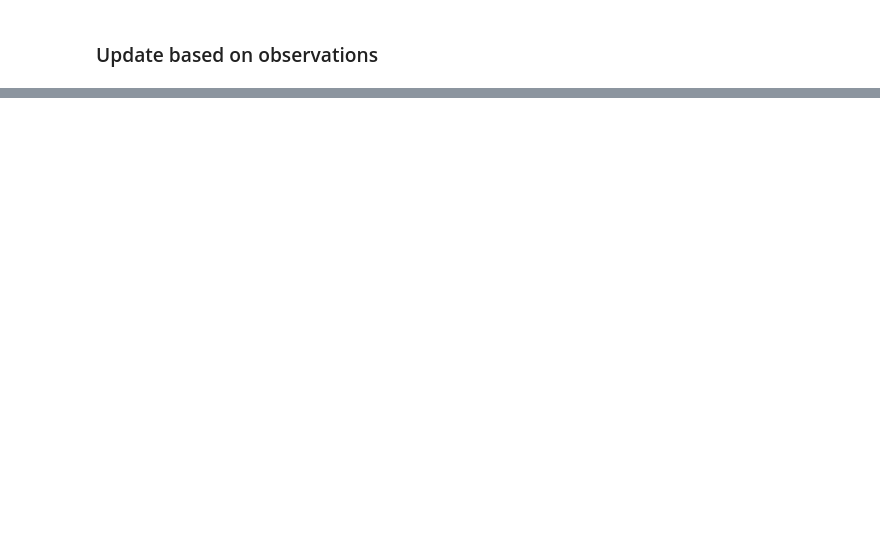
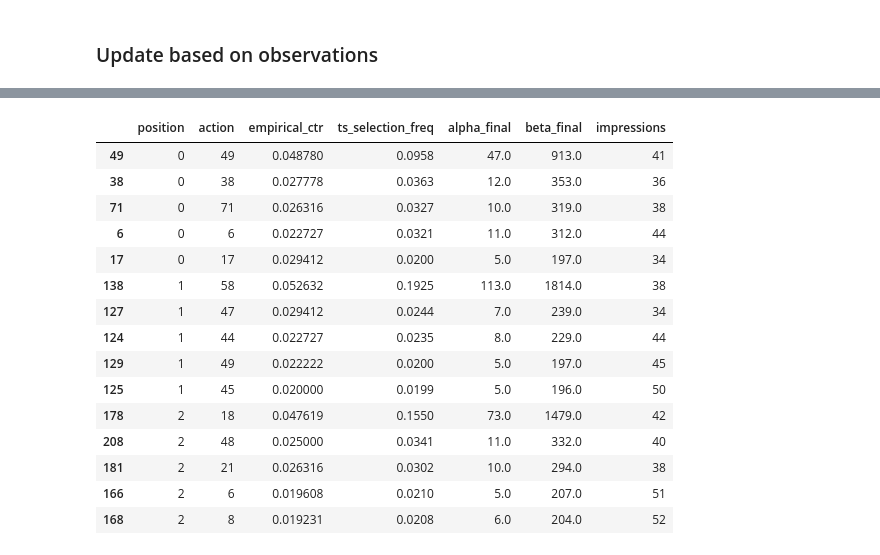
Before and after one commit to armandordorica/OBP_Replication, a Jupyter notebook: notebooks/bandit.ipynb, the cells around one changed output, grey strips where cells are left out. Cells and saved outputs as stored; diff of their text form; code cells hidden in the pictures; blank space fills up the shorter version.

```diff
--- a/notebooks/bandit.ipynb
+++ b/notebooks/bandit.ipynb
@@ -479,0 +891,34 @@ Round 2 samples:
+# %%
+
+K = bf["n_actions"]
+fig, res = run_ts_by_position_and_plot(
+    df=df,
+    n_actions=K,
+    positions=[0,1,2],
+    n_rounds=10_000,   # try 100, 1_000, 10_000
+    seed=7,
+    alpha0=1.0, beta0=1.0,
+    title="Thompson Sampling per position after 10k rounds"
+)
+fig.show()
+
+# Inspect top actions TS focused on at each position:
+(res.sort_values(["position","ts_selection_freq"], ascending=[True,False])
+    .groupby("position").head(5))
+# %% [output]
+|  | position | action | empirical_ctr | ts_selection_freq | alpha_final | beta_final | impressions |
+| 49 | 0 | 49 | 0.048780 | 0.0958 | 47.0 | 913.0 | 41 |
+| 38 | 0 | 38 | 0.027778 | 0.0363 | 12.0 | 353.0 | 36 |
+| 71 | 0 | 71 | 0.026316 | 0.0327 | 10.0 | 319.0 | 38 |
+| 6 | 0 | 6 | 0.022727 | 0.0321 | 11.0 | 312.0 | 44 |
+| 17 | 0 | 17 | 0.029412 | 0.0200 | 5.0 | 197.0 | 34 |
+| 138 | 1 | 58 | 0.052632 | 0.1925 | 113.0 | 1814.0 | 38 |
+| 127 | 1 | 47 | 0.029412 | 0.0244 | 7.0 | 239.0 | 34 |
+| 124 | 1 | 44 | 0.022727 | 0.0235 | 8.0 | 229.0 | 44 |
+| 129 | 1 | 49 | 0.022222 | 0.0200 | 5.0 | 197.0 | 45 |
+| 125 | 1 | 45 | 0.020000 | 0.0199 | 5.0 | 196.0 | 50 |
+| 178 | 2 | 18 | 0.047619 | 0.1550 | 73.0 | 1479.0 | 42 |
+| 208 | 2 | 48 | 0.025000 | 0.0341 | 11.0 | 332.0 | 40 |
+| 181 | 2 | 21 | 0.026316 | 0.0302 | 10.0 | 294.0 | 38 |
+| 166 | 2 | 6 | 0.019608 | 0.0210 | 5.0 | 207.0 | 51 |
+| 168 | 2 | 8 | 0.019231 | 0.0208 | 6.0 | 204.0 | 52 |
```
Also changed, not shown: parts of 18 cells of this notebook, 2 other files.
